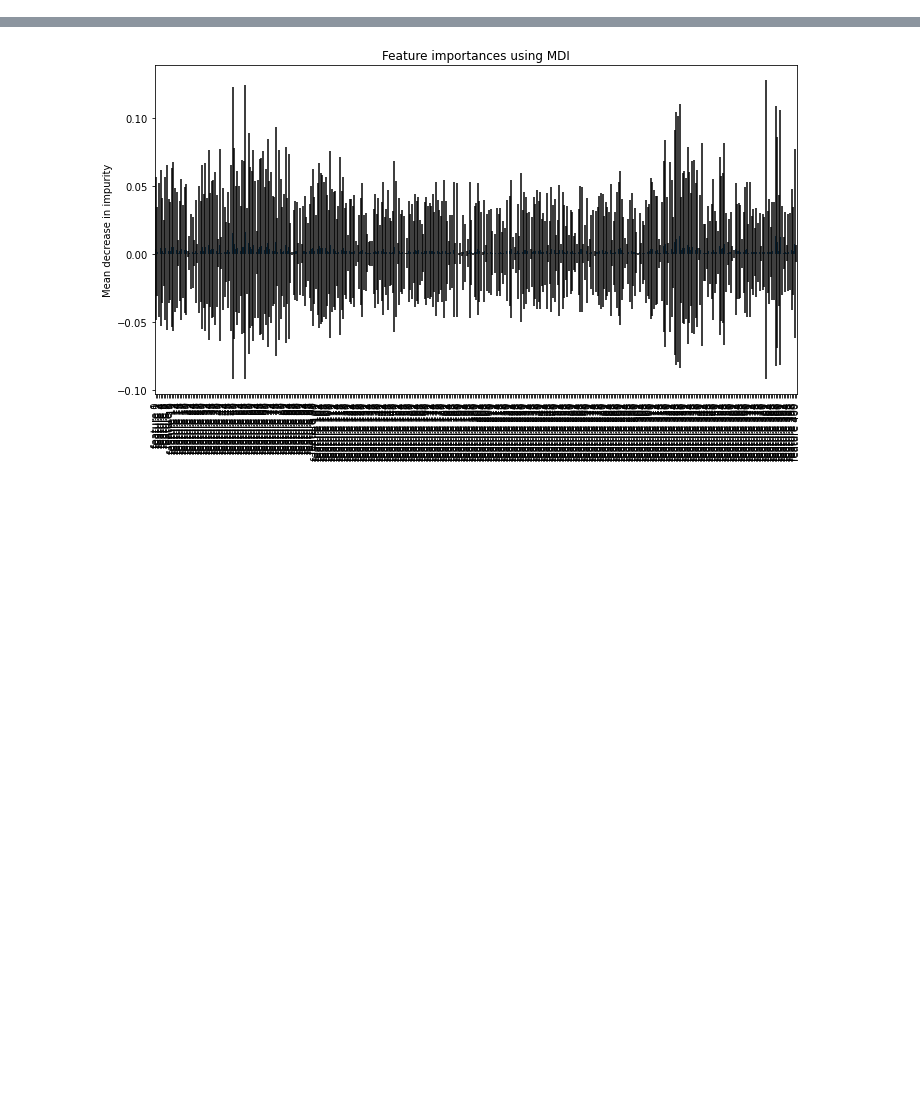
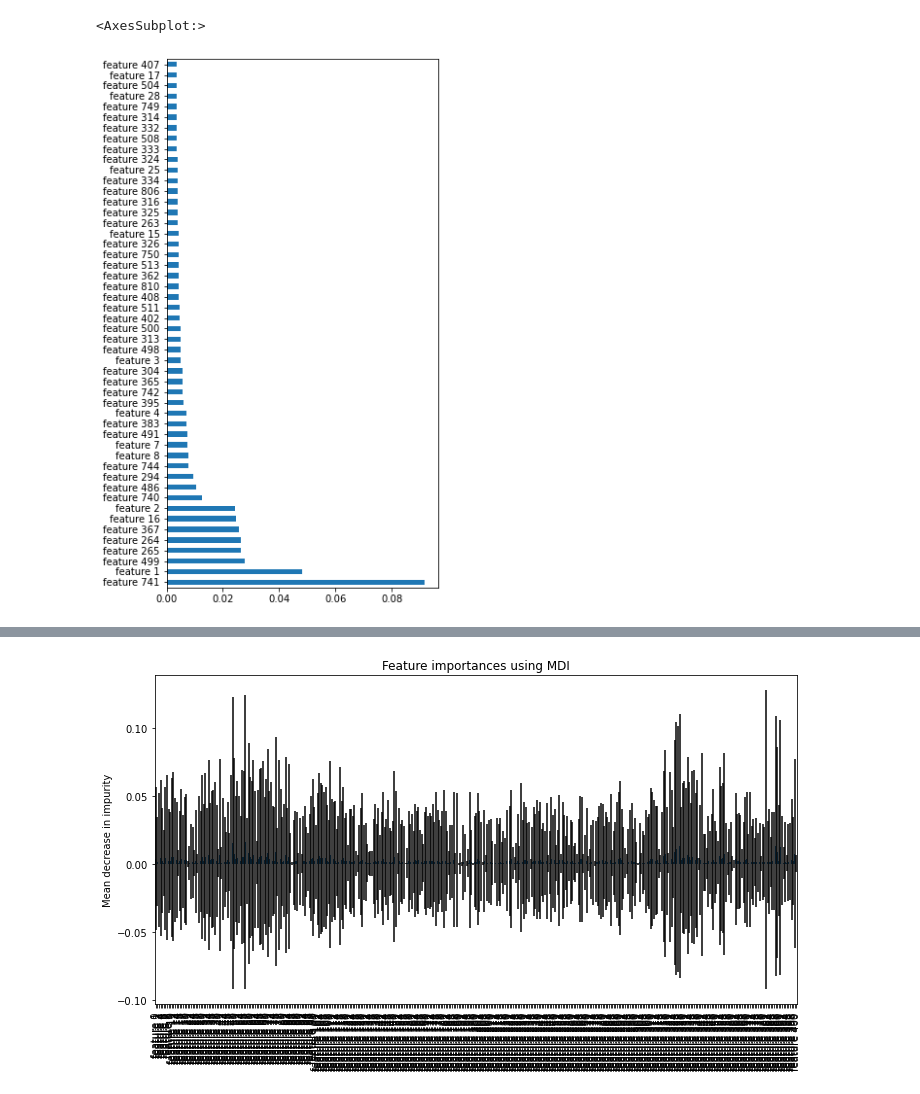
Before and after one commit to rishi-a/SpiroMask, a Jupyter notebook: July2021/run-ml-algorithm.ipynb, the cells around one changed output, grey strips where cells are left out. Cells and saved outputs as stored; diff of their text form; code cells hidden in the pictures; blank space fills up the shorter version.

```diff
--- a/July2021/run-ml-algorithm.ipynb
+++ b/July2021/run-ml-algorithm.ipynb
@@ -198,0 +330,25 @@ def load_data(lungParam):
+# %%
+#grid search CV
+from sklearn.model_selection import GridSearchCV
+# Create the parameter grid based on the results of random search
+#2*1*9*6*5*18 = 9720 hyperparams!!!
+param_grid = {
+    'bootstrap': [True,False],
+    'criterion':['mae'],
+    'max_depth': [None, 80, 90, 100, 110,200,300,400,500],
+    'max_features': [1,2, 3,4,5,"auto"],
+    'min_samples_leaf': [1,2, 3, 4, 5],
+    'min_samples_split': [2, 4, 8,10, 12,14,16,18,20,22],
+    'n_estimators': [100, 200, 500, 1000, 2500,3000,3500,4000,4500,5000,5500,6000,6500,7000,7500,8000,8500,9000]
+}
+# Create a based model
+rf = RandomForestRegressor()
+# Instantiate the grid search model
+grid_search = GridSearchCV(estimator = rf, param_grid = param_grid,
+                          cv = 3, n_jobs = -1, verbose = 2)
+
+#for FVC
+X, Y = load_data('FVC')
+min_pe= 0.99
+reg= grid_search.fit(X, Y)
+print(grid_search.best_params_)
@@ -278,0 +668,21 @@ AssertionError: Signal dimention should be of the format of (N,) but it is (694,
+# %%
+'''
+0-389: Stat Features
+390-429:  MFE Features
+430-469: Log Energy
+470-482: MFCC CMVN
+483-739: Power Spectrum Features
+740-803: Melspectogram Features
+804-815: Chroma Features
+816-816: Spectral roll off
+817-817: ZCR
+
+'''
+feature_names = [f'feature {i}' for i in range(X.shape[1])]
+importances = regressor.feature_importances_
+
+feat_importances = pd.Series(importances, index=feature_names)
+feat_importances.nlargest(50).plot(kind='barh', figsize=(5,10))
+# %% [output]
+<AxesSubplot:>
+[figure, added]
```
Also changed, not shown: parts of 17 cells of this notebook, 16 other files.
